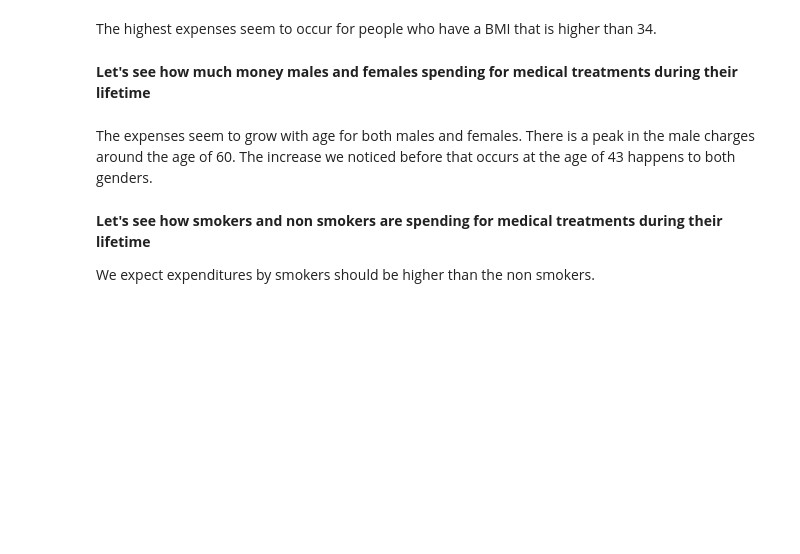
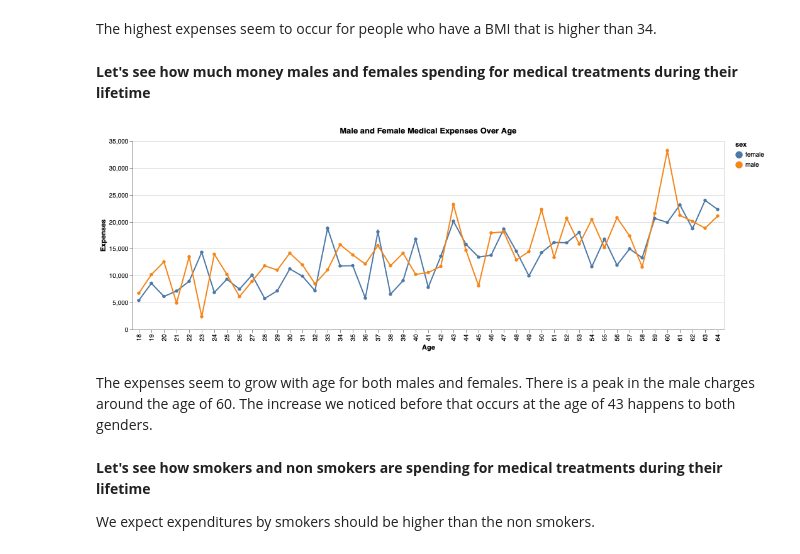
Before and after one commit to sirine-chahma/DSCI_522_group_401, a Jupyter notebook: notebooks/EDA.ipynb, the cells around one changed output. Drawn from its saved outputs; the diff is of its cells as text; code cells hidden in the pictures; blank space fills up the shorter version.

```diff
--- a/notebooks/EDA.ipynb
+++ b/notebooks/EDA.ipynb
@@ -195,13 +199,15 @@ The highest expenses seem to occur for people who have a BMI that is higher than
 # %%
 training_df = X_train
 training_df['charges'] = y_train
 
 
 alt.Chart(training_df.groupby(['age','sex']).mean().reset_index()).mark_line(point = True).encode(
     alt.X('age:N', title = 'Age'),
-    alt.Y('charges:Q', title = 'Charges'),
+    alt.Y('charges:Q', title = 'Expenses'),
     alt.Color('sex:N')
-).properties(title='Charges VS age for each sex')
+).properties(title='Male and Female Medical Expenses Over Age')
+# %% [output]
+[figure, added]
 # %% [markdown]
 The expenses seem to grow with age for both males and females. There is a peak in the male charges around the age of 60. The increase we noticed before that occurs at the age of 43 happens to both genders.
 # %% [markdown]
```
Also changed, not shown: parts of 5 cells of this notebook, 4 other files.
